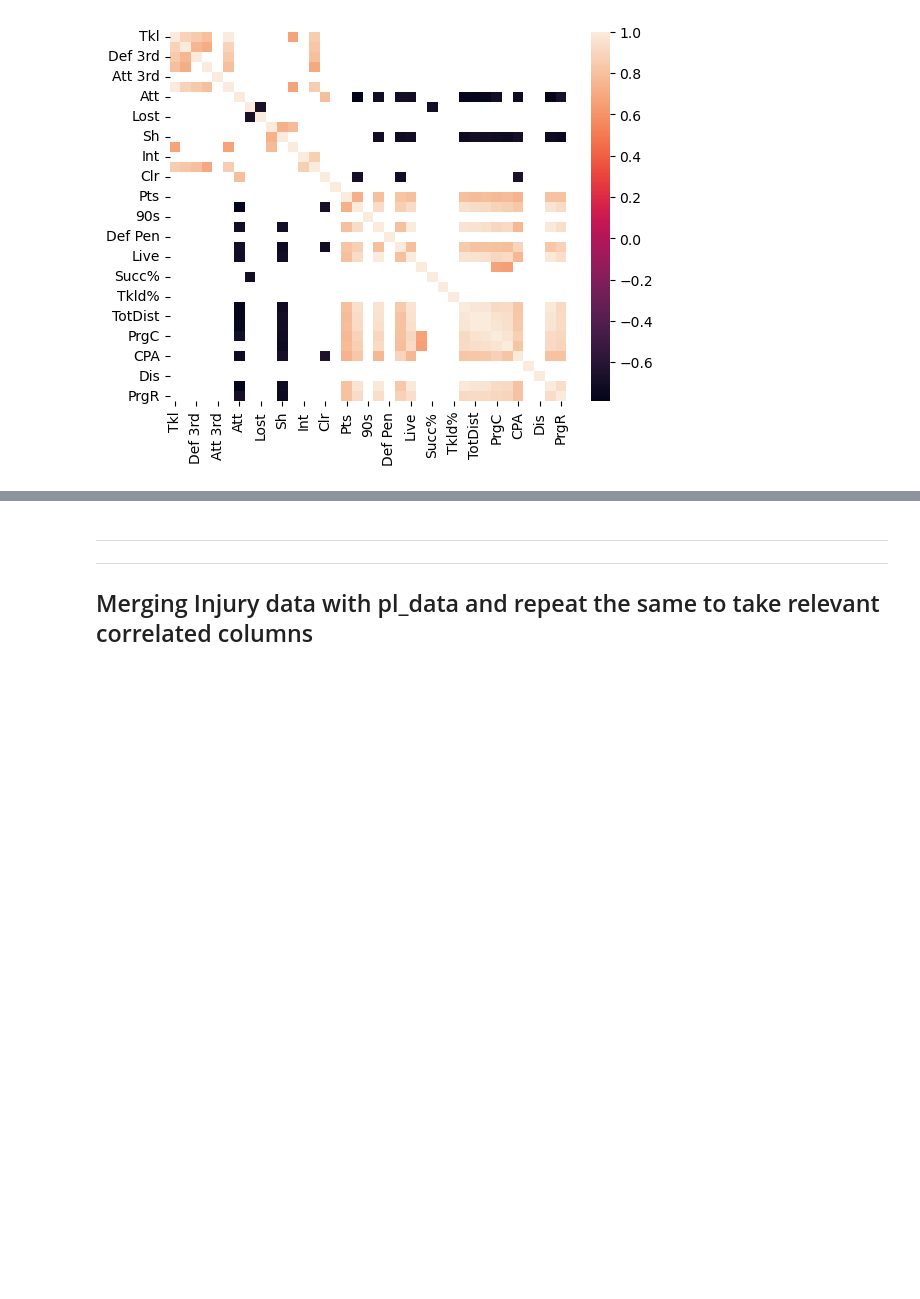
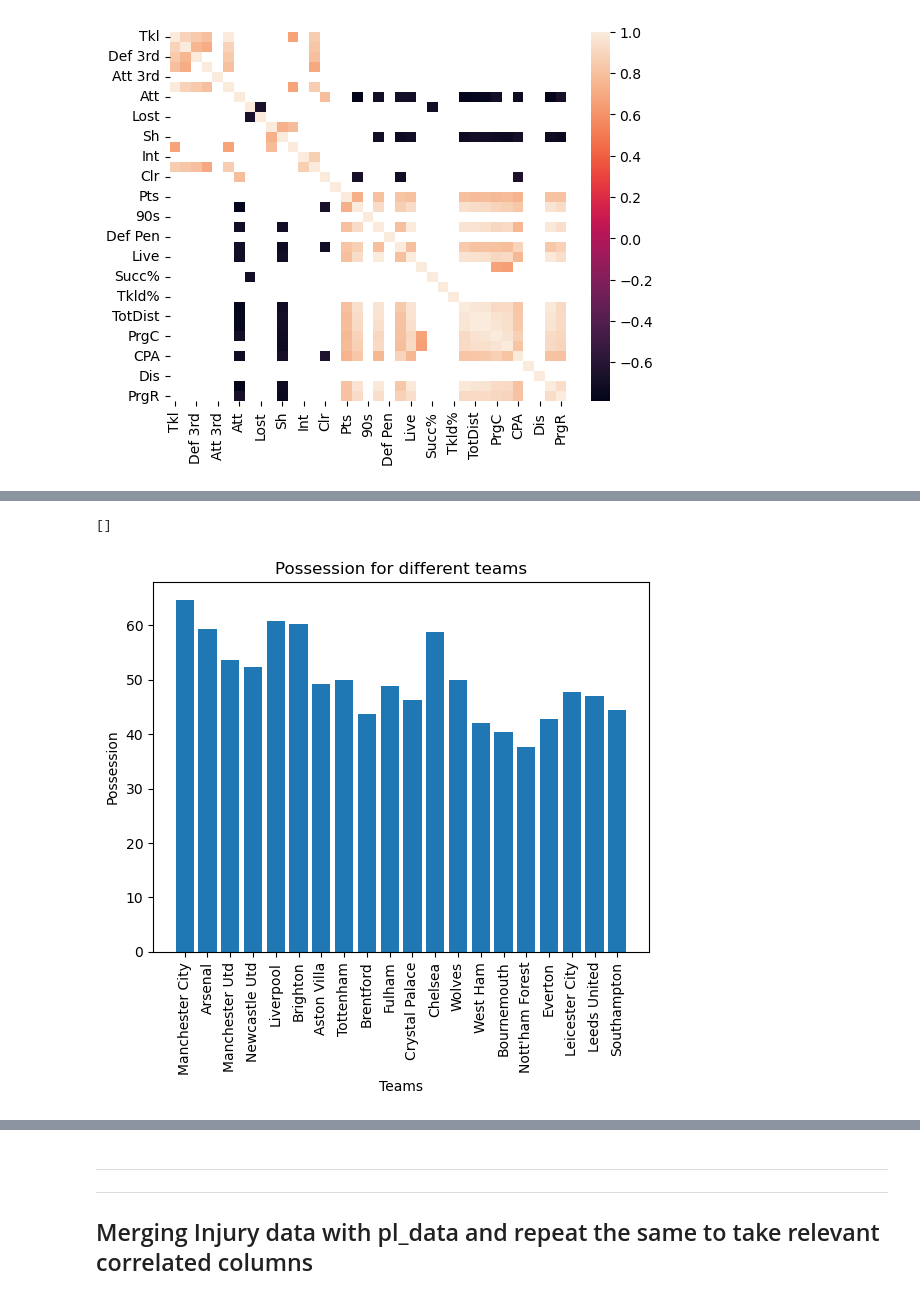
Before and after one commit to Yashuchirag/team_pressing_project, a Jupyter notebook: src/team_pressing.ipynb, the cells around one changed output, grey strips where cells are left out. Drawn from its saved outputs; the diff is of its cells as text; code cells hidden in the pictures; blank space fills up the shorter version.

```diff
--- a/src/team_pressing.ipynb
+++ b/src/team_pressing.ipynb
@@ -169,0 +223,11 @@ sns.heatmap(data_pressing_possession_corr)
+# %%
+plt.figure()
+plt.xticks(rotation=90)
+plt.bar(plot_data_pressing_possession.index,plot_data_pressing_possession['Poss'])
+plt.title("Possession for different teams")
+plt.ylabel("Possession")
+plt.xlabel("Teams")
+plt.plot()
+# %% [output]
+[]
+[figure, added]
```
Also changed, not shown: parts of 47 cells of this notebook, 4 other files.
